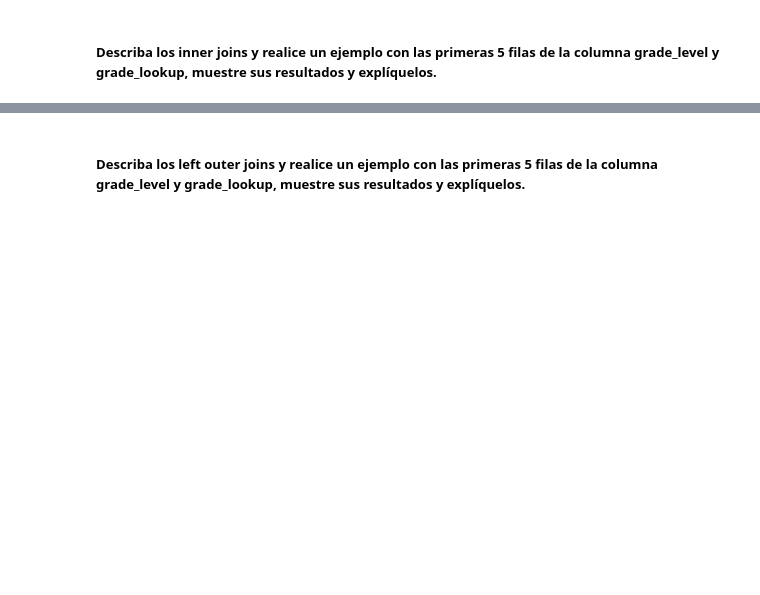
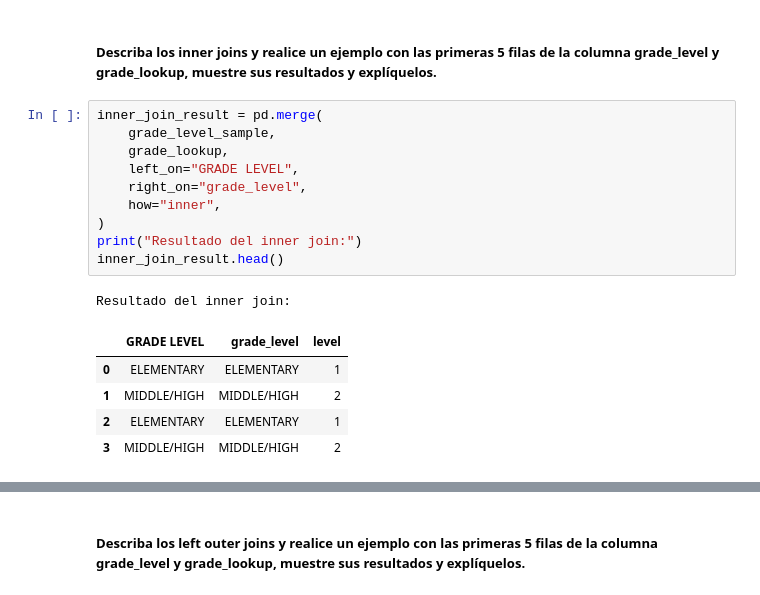
Before and after one commit to dalfonso75/info-data-handler, a Jupyter notebook: G49_DeiverEnriqueAlfonsoCortes_Tarea2.ipynb, the cells around one changed output, grey strips where cells are left out. Cells and saved outputs as stored; diff of their text form; blank space fills up the shorter version.

```diff
--- a/G49_DeiverEnriqueAlfonsoCortes_Tarea2.ipynb
+++ b/G49_DeiverEnriqueAlfonsoCortes_Tarea2.ipynb
@@ -643,2 +668,19 @@ Además, disponer de métricas como promedios, sumas, máximos y mínimos permit
 # %% [markdown]
 ##### **Describa los inner joins y realice un ejemplo con las primeras 5 filas de la columna grade_level y grade_lookup, muestre sus resultados y explíquelos.**
+# %%
+inner_join_result = pd.merge(
+    grade_level_sample,
+    grade_lookup,
+    left_on="GRADE LEVEL",
+    right_on="grade_level",
+    how="inner",
+)
+print("Resultado del inner join:")
+inner_join_result.head()
+# %% [output]
+Resultado del inner join:
+|  | GRADE LEVEL | grade_level | level |
+| 0 | ELEMENTARY | ELEMENTARY | 1 |
+| 1 | MIDDLE/HIGH | MIDDLE/HIGH | 2 |
+| 2 | ELEMENTARY | ELEMENTARY | 1 |
+| 3 | MIDDLE/HIGH | MIDDLE/HIGH | 2 |
```
Also changed, not shown: parts of 16 cells of this notebook.
